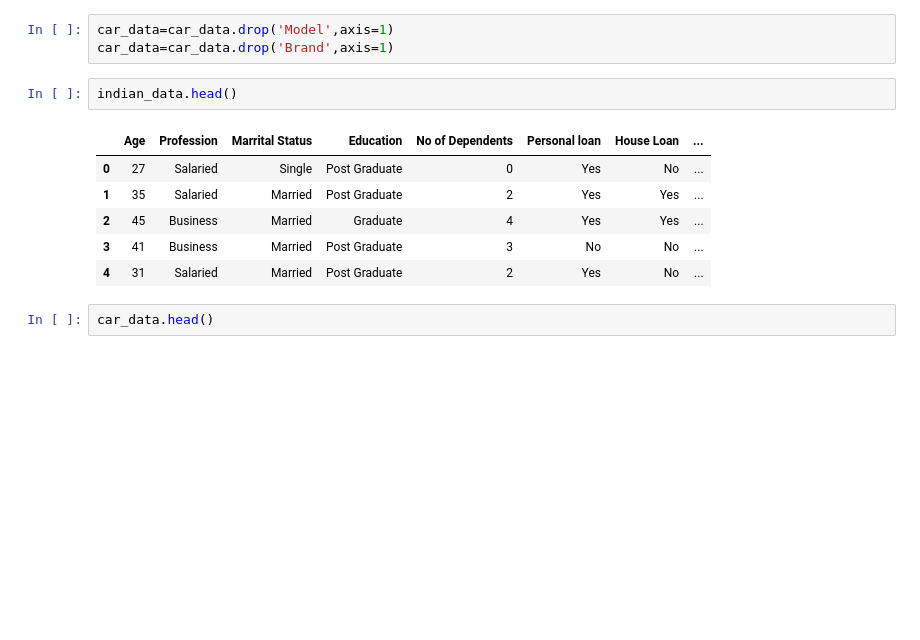
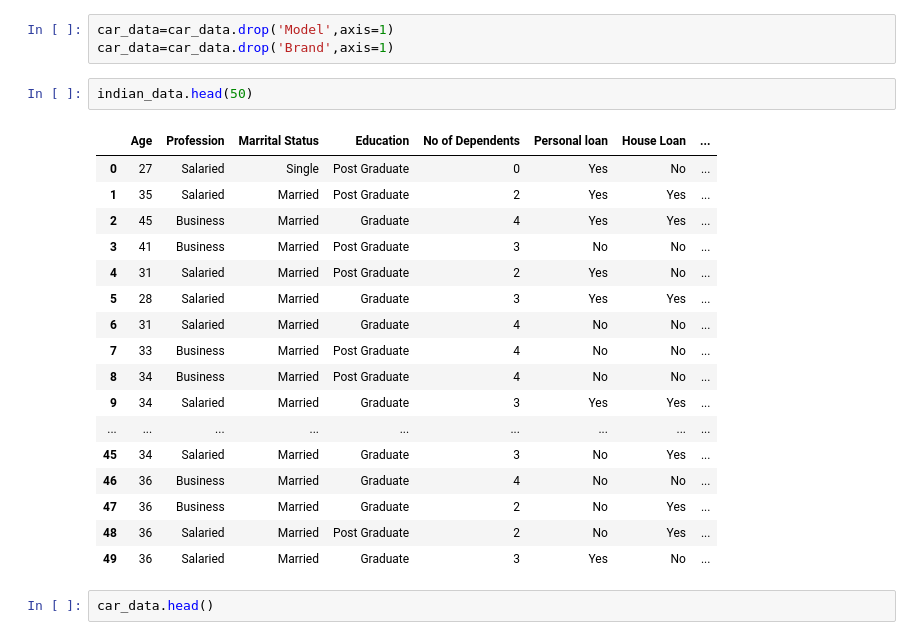
Before and after one commit to abh1shank/Segmentation-of-EV-market, a Jupyter notebook: Electronic_vehicle_market_segmentation.ipynb, the cells around one changed output. Cells and saved outputs as stored; diff of their text form; blank space fills up the shorter version.

```diff
--- a/Electronic_vehicle_market_segmentation.ipynb
+++ b/Electronic_vehicle_market_segmentation.ipynb
@@ -13,14 +13,25 @@ state_wise_ev=pd.read_csv('EVStats.csv')
 car_data=car_data.drop('Model',axis=1)
 car_data=car_data.drop('Brand',axis=1)
 # %%
-indian_data.head()
+indian_data.head(50)
 # %% [output]
 |  | Age | Profession | Marrital Status | Education | No of Dependents | Personal loan | House Loan | ... |
 | 0 | 27 | Salaried | Single | Post Graduate | 0 | Yes | No | ... |
 | 1 | 35 | Salaried | Married | Post Graduate | 2 | Yes | Yes | ... |
 | 2 | 45 | Business | Married | Graduate | 4 | Yes | Yes | ... |
 | 3 | 41 | Business | Married | Post Graduate | 3 | No | No | ... |
 | 4 | 31 | Salaried | Married | Post Graduate | 2 | Yes | No | ... |
+| 5 | 28 | Salaried | Married | Graduate | 3 | Yes | Yes | ... |
+| 6 | 31 | Salaried | Married | Graduate | 4 | No | No | ... |
+| 7 | 33 | Business | Married | Post Graduate | 4 | No | No | ... |
+| 8 | 34 | Business | Married | Post Graduate | 4 | No | No | ... |
+| 9 | 34 | Salaried | Married | Graduate | 3 | Yes | Yes | ... |
+| ... | ... | ... | ... | ... | ... | ... | ... | ... |
+| 45 | 34 | Salaried | Married | Graduate | 3 | No | Yes | ... |
+| 46 | 36 | Business | Married | Graduate | 4 | No | No | ... |
+| 47 | 36 | Business | Married | Graduate | 2 | No | Yes | ... |
+| 48 | 36 | Salaried | Married | Post Graduate | 2 | No | Yes | ... |
+| 49 | 36 | Salaried | Married | Graduate | 3 | Yes | No | ... |
 # %%
 car_data.head()
 # %% [output]
```
Also changed, not shown: parts of 13 cells of this notebook.
